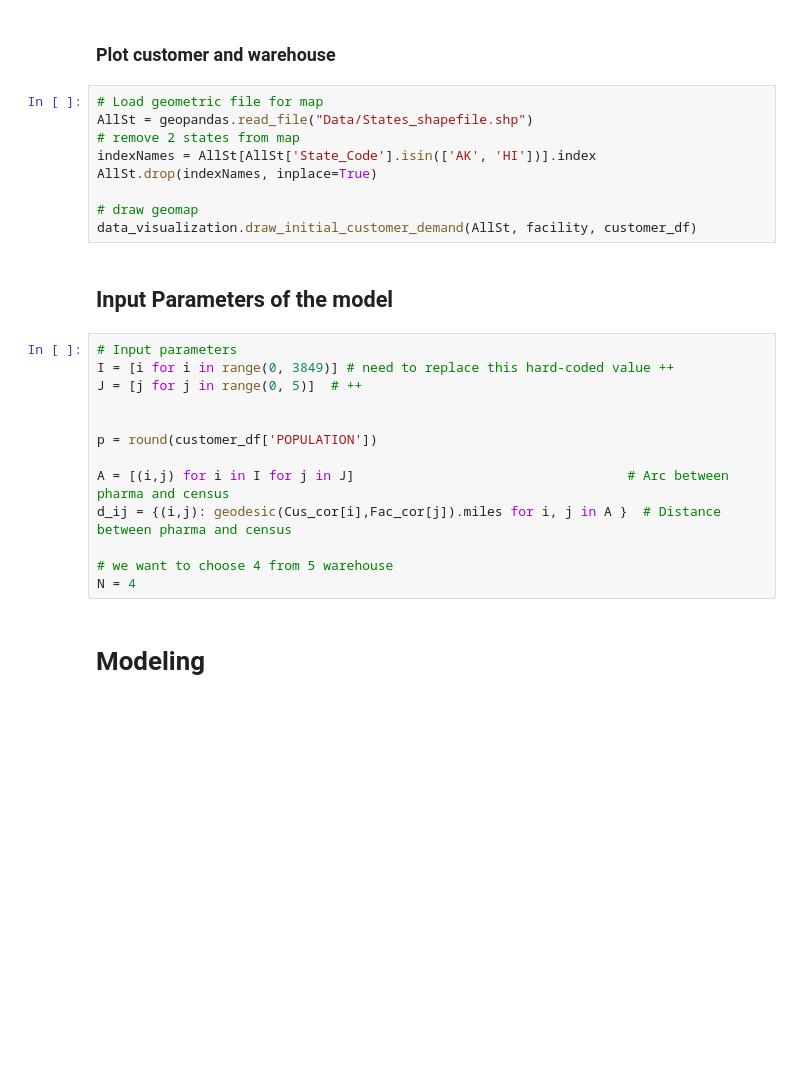
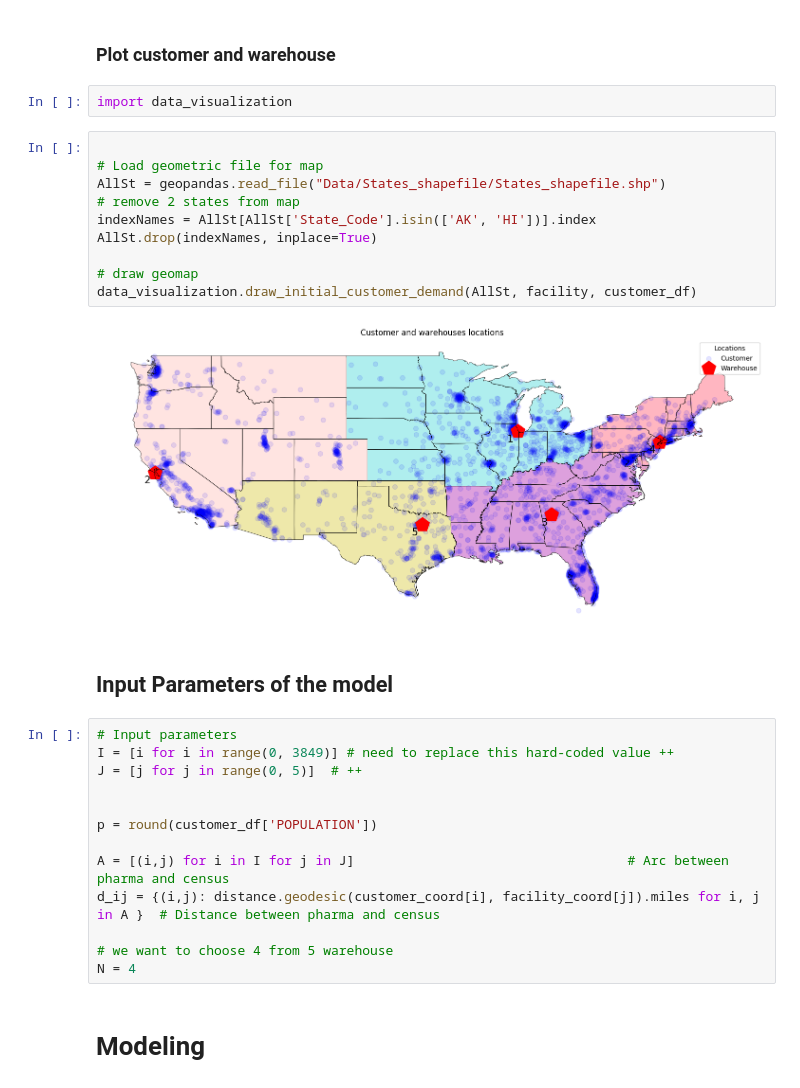
Before and after one commit to tanmoyie/facility-location, a Jupyter notebook: facility_location_demo.ipynb, the cells around one changed output. Drawn from its saved outputs; the diff is of its cells as text; blank space fills up the shorter version.

```diff
--- a/facility_location_demo.ipynb
+++ b/facility_location_demo.ipynb
@@ -36,15 +63,20 @@ facility, customer_df = data_preparation.data_prep(data_demand)
 ## Mainland USA and its demands
 # %% [markdown]
 ### Plot customer and warehouse
+# %%
+import data_visualization
 # %%
+
 # Load geometric file for map
-AllSt = geopandas.read_file("Data/States_shapefile.shp")
+AllSt = geopandas.read_file("Data/States_shapefile/States_shapefile.shp")
 # remove 2 states from map
 indexNames = AllSt[AllSt['State_Code'].isin(['AK', 'HI'])].index
 AllSt.drop(indexNames, inplace=True)
 
 # draw geomap
 data_visualization.draw_initial_customer_demand(AllSt, facility, customer_df)
+# %% [output]
+[figure, added]
 # %% [markdown]
 ## Input Parameters of the model
 # %%
@@ -56,7 +88,7 @@ J = [j for j in range(0, 5)]  # ++
 p = round(customer_df['POPULATION'])
 
 A = [(i,j) for i in I for j in J]                                   # Arc between pharma and census
-d_ij = {(i,j): geodesic(Cus_cor[i],Fac_cor[j]).miles for i, j in A }  # Distance between pharma and census
+d_ij = {(i,j): distance.geodesic(customer_coord[i], facility_coord[j]).miles for i, j in A }  # Distance between pharma and census
 
 # we want to choose 4 from 5 warehouse
 N = 4
```
Also changed, not shown: parts of 7 cells of this notebook, 15 other files.
